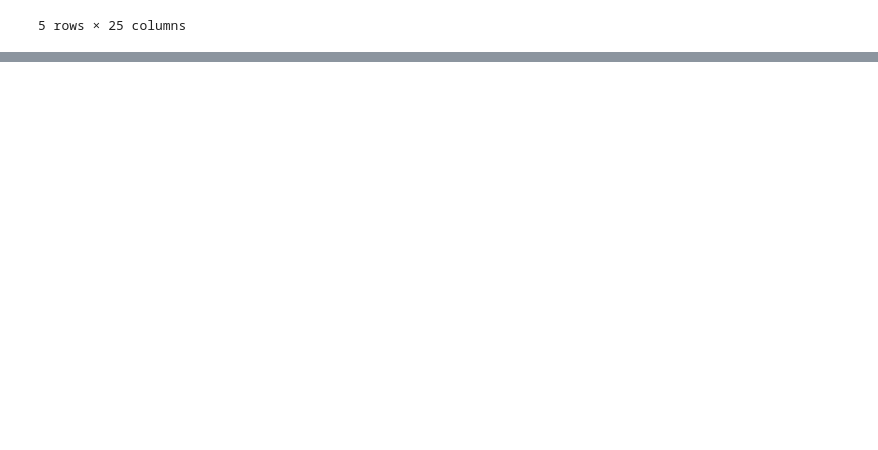
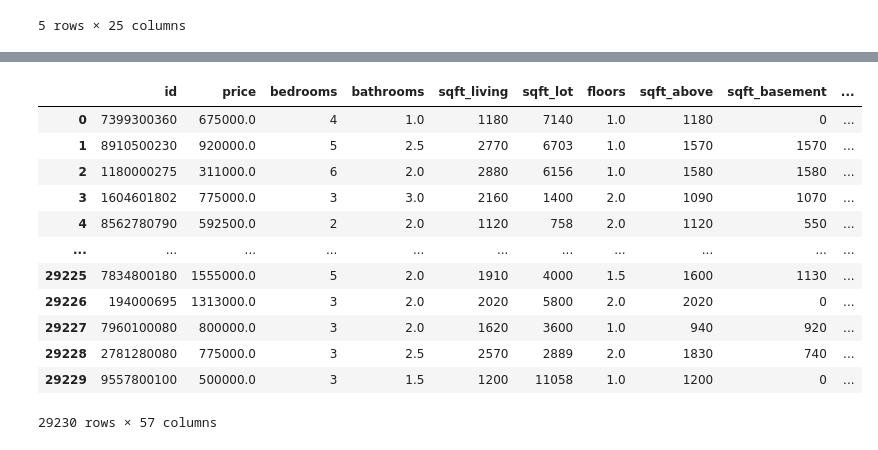
Before and after one commit to bmsienk/THE-Project-2, a Jupyter notebook: zachs_notes.ipynb, the cells around one changed output, grey strips where cells are left out. Drawn from its saved outputs; the diff is of its cells as text; code cells hidden in the pictures; blank space fills up the shorter version.

```diff
--- a/zachs_notes.ipynb
+++ b/zachs_notes.ipynb
@@ -13,6 +13,17 @@ from sklearn.preprocessing import StandardScaler, OneHotEncoder, OrdinalEncoder
 from sklearn.linear_model import LinearRegression
 # %%
 df = pd.read_csv('data/kc_house_data.csv')
+# %%
+# Drop nulls and remove rows with loacation outside of Washington state, reset index
+
+df = df.dropna()
+
+df = df[(df.lat > 45) &
+        (df.lat < 50) &
+        (df.long > -124) &
+        (df.long < -116)]
+
+df.reset_index(drop=True, inplace=True)
 # %%
 df.head()
 # %% [output]
@@ -63,3 +107,40 @@ df
+# %%
+# Create dummy columns of non-ordinal category data
+
+cat_data = pd.DataFrame(df.select_dtypes("object")).drop(['date','address'], axis=1)
+
+cat_dums = pd.get_dummies(cat_data)
+cat_dums = cat_dums.add_suffix('_dum')
+# %%
+# Concatonate numerical and encoded features
+
+# Concat ordinal dfs
+ords_conc = pd.concat([view_enc, cond_enc, grade_enc], axis=1)
+
+# Get numerical data
+data_numerical = df._get_numeric_data()
+data_numerical
+
+#Concatonate all
+concat_all = pd.concat([data_numerical, ords_conc, cat_dums], axis=1)
+
+# Set df to new df (concat_all)
+df = concat_all
+df
+# %% [output]
+|  | id | price | bedrooms | bathrooms | sqft_living | sqft_lot | floors | sqft_above | sqft_basement | ... |
+| 0 | 7399300360 | 675000.0 | 4 | 1.0 | 1180 | 7140 | 1.0 | 1180 | 0 | ... |
+| 1 | 8910500230 | 920000.0 | 5 | 2.5 | 2770 | 6703 | 1.0 | 1570 | 1570 | ... |
+| 2 | 1180000275 | 311000.0 | 6 | 2.0 | 2880 | 6156 | 1.0 | 1580 | 1580 | ... |
+| 3 | 1604601802 | 775000.0 | 3 | 3.0 | 2160 | 1400 | 2.0 | 1090 | 1070 | ... |
+| 4 | 8562780790 | 592500.0 | 2 | 2.0 | 1120 | 758 | 2.0 | 1120 | 550 | ... |
+| ... | ... | ... | ... | ... | ... | ... | ... | ... | ... | ... |
+| 29225 | 7834800180 | 1555000.0 | 5 | 2.0 | 1910 | 4000 | 1.5 | 1600 | 1130 | ... |
+| 29226 | 194000695 | 1313000.0 | 3 | 2.0 | 2020 | 5800 | 2.0 | 2020 | 0 | ... |
+| 29227 | 7960100080 | 800000.0 | 3 | 2.0 | 1620 | 3600 | 1.0 | 940 | 920 | ... |
+| 29228 | 2781280080 | 775000.0 | 3 | 2.5 | 2570 | 2889 | 2.0 | 1830 | 740 | ... |
+| 29229 | 9557800100 | 500000.0 | 3 | 1.5 | 1200 | 11058 | 1.0 | 1200 | 0 | ... |
+29230 rows × 57 columns
 # %%
 df.info()
 # %% [output]
```
Also changed, not shown: parts of 63 cells of this notebook.
